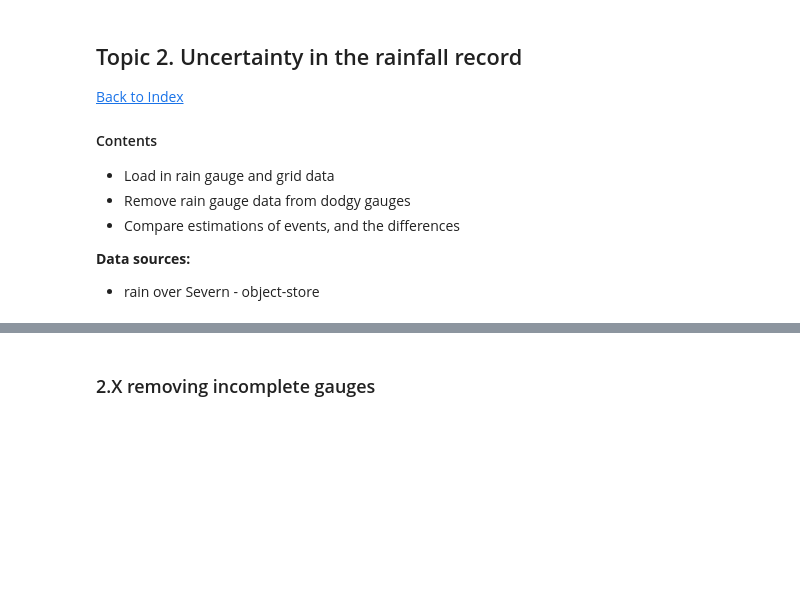
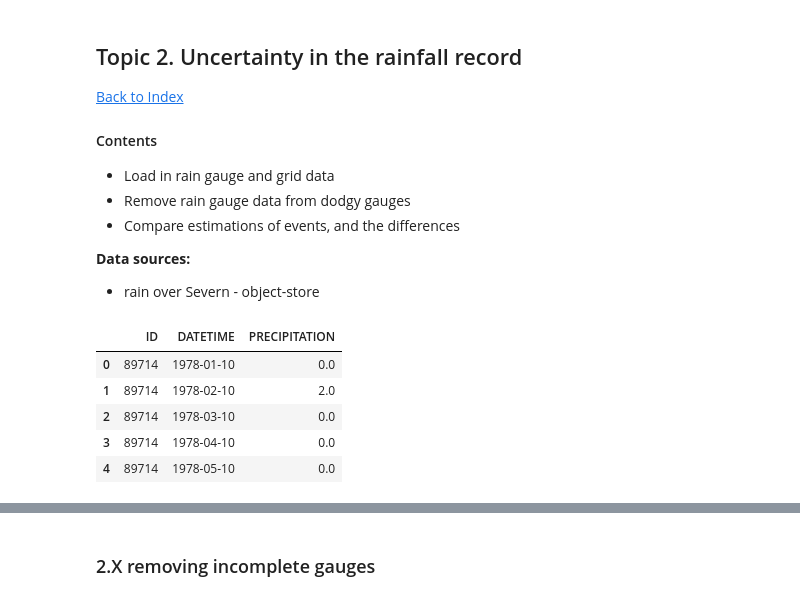
Before and after one commit to Thomasjkeel/UKCEH_Summer_School, a Jupyter notebook: UKCEH_SS_Workshop_3 (Doing_research).ipynb, the cells around one changed output, grey strips where cells are left out. Drawn from its saved outputs; the diff is of its cells as text; code cells hidden in the pictures; blank space fills up the shorter version.

```diff
--- a/UKCEH_SS_Workshop_3 (Doing_research).ipynb
+++ b/UKCEH_SS_Workshop_3 (Doing_research).ipynb
@@ -56,0 +62,12 @@ Replace the ??? below with your answer
+# %%
+# format datetime
+severn_rain_gauge_data['DATETIME'] = pd.to_datetime(severn_rain_gauge_data['DATETIME'], format="mixed")
+# %%
+severn_rain_gauge_data.head()
+# %% [output]
+|  | ID | DATETIME | PRECIPITATION |
+| 0 | 89714 | 1978-01-10 | 0.0 |
+| 1 | 89714 | 1978-02-10 | 2.0 |
+| 2 | 89714 | 1978-03-10 | 0.0 |
+| 3 | 89714 | 1978-04-10 | 0.0 |
+| 4 | 89714 | 1978-05-10 | 0.0 |
```
Also changed, not shown: parts of 4 cells of this notebook.
